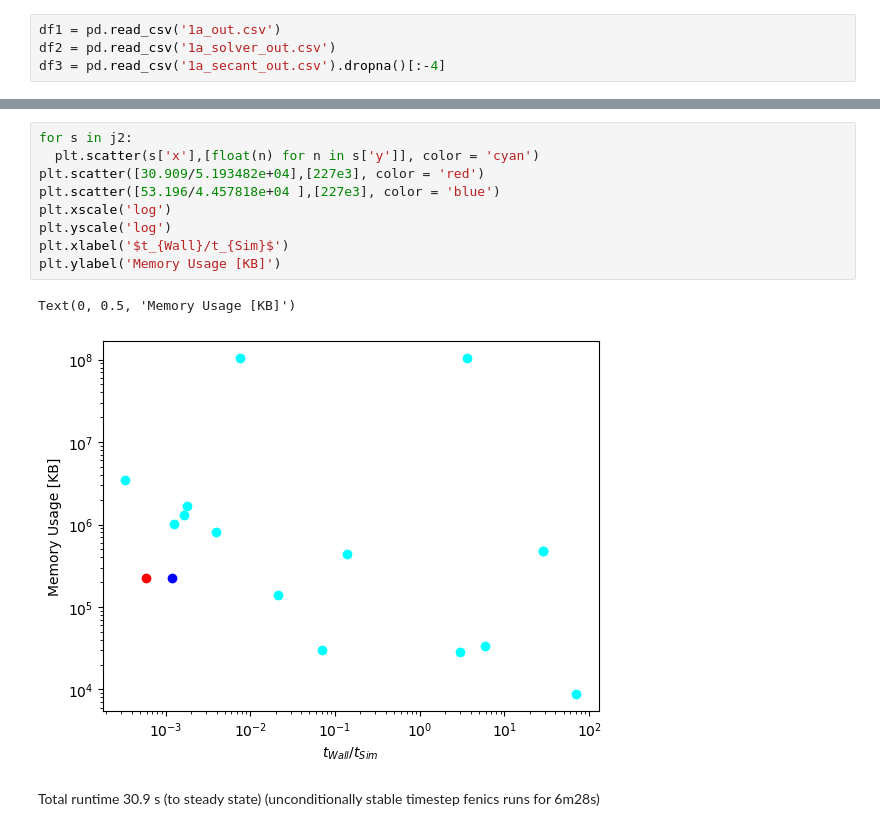
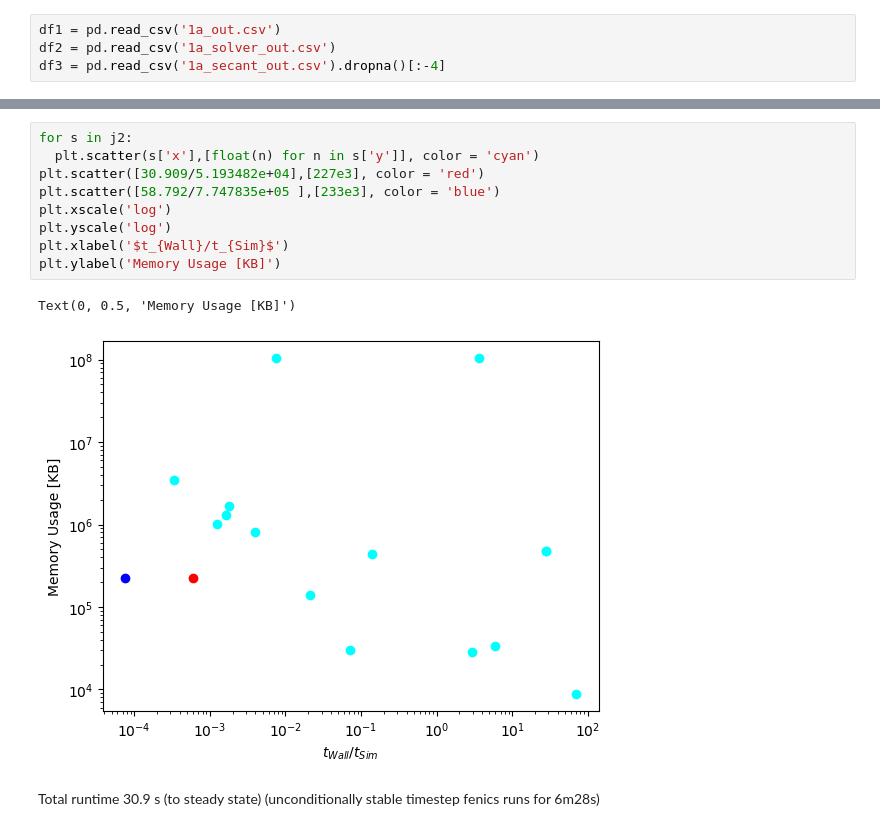
Before and after one commit to idaholab/swift, a Jupyter notebook: benchmarks/01_spinodal_decomposition/notebook.ipynb, the cells around one changed output, grey strips where cells are left out. Saved outputs shown, nothing was run; the diff lists cells and outputs as text.

```diff
--- a/benchmarks/01_spinodal_decomposition/notebook.ipynb
+++ b/benchmarks/01_spinodal_decomposition/notebook.ipynb
@@ -29,15 +29,15 @@ Text(0, 0.5, 'Simulated Free Energy [a.u.]')
 # %%
 for s in j2:
   plt.scatter(s['x'],[float(n) for n in s['y']], color = 'cyan')
 plt.scatter([30.909/5.193482e+04],[227e3], color = 'red')
-plt.scatter([53.196/4.457818e+04 ],[227e3], color = 'blue')
+plt.scatter([58.792/7.747835e+05 ],[233e3], color = 'blue')
 plt.xscale('log')
 plt.yscale('log')
 plt.xlabel('$t_{Wall}/t_{Sim}$')
 plt.ylabel('Memory Usage [KB]')
 # %% [output]
 Text(0, 0.5, 'Memory Usage [KB]')
-[figure, old version]
+[figure, new version]
 # %% [markdown]
 Total runtime 30.9 s (to steady state)
 (unconditionally stable timestep fenics runs for 6m28s)
```
Also changed, not shown: parts of 1 cell of this notebook, 10 other files.
